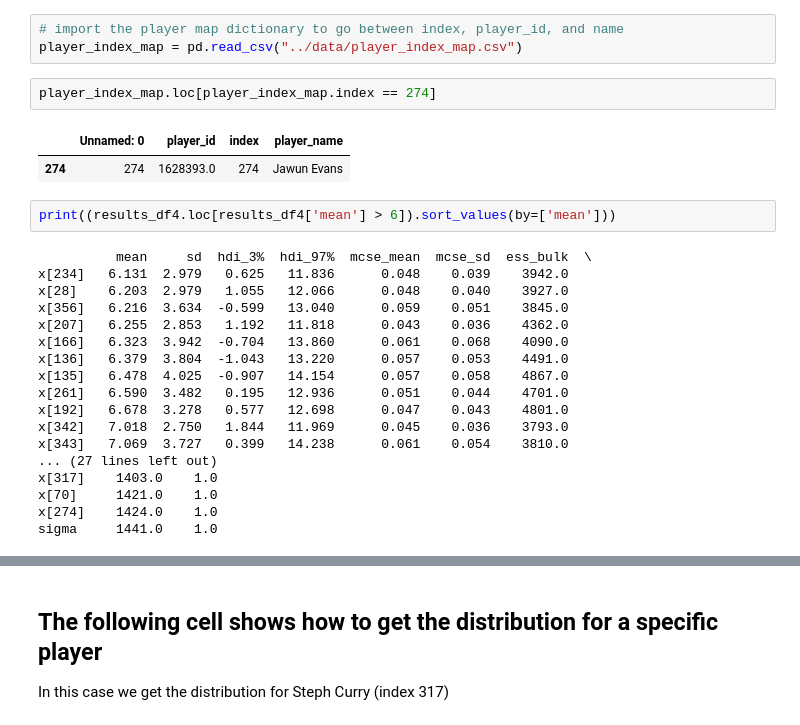
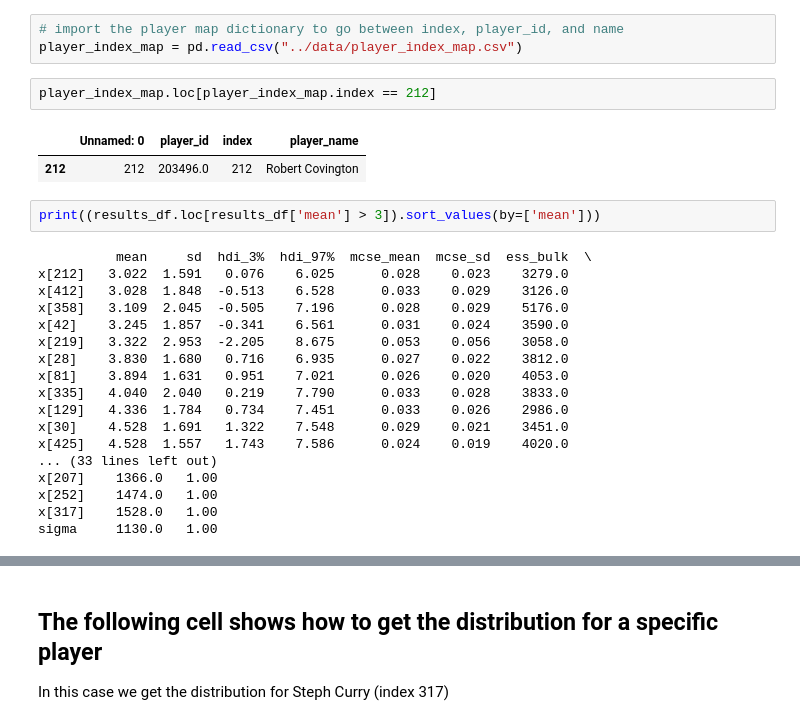
Before and after one commit to coly1119/NBA-Project, a Jupyter notebook: src/bayesian_regression_3.ipynb, the cells around one changed output, grey strips where cells are left out. Cells and saved outputs as stored; diff of their text form.

```diff
--- a/src/bayesian_regression_3.ipynb
+++ b/src/bayesian_regression_3.ipynb
@@ -177,27 +226,27 @@ with model3:
 # import the player map dictionary to go between index, player_id, and name
 player_index_map = pd.read_csv("../data/player_index_map.csv")
 # %%
-player_index_map.loc[player_index_map.index == 274]
+player_index_map.loc[player_index_map.index == 212]
 # %% [output]
 |  | Unnamed: 0 | player_id | index | player_name |
-| 274 | 274 | 1628393.0 | 274 | Jawun Evans |
+| 212 | 212 | 203496.0 | 212 | Robert Covington |
 # %%
-print((results_df4.loc[results_df4['mean'] > 6]).sort_values(by=['mean']))
+print((results_df.loc[results_df['mean'] > 3]).sort_values(by=['mean']))
 # %% [output]
           mean     sd  hdi_3%  hdi_97%  mcse_mean  mcse_sd  ess_bulk  \
-x[234]   6.131  2.979   0.625   11.836      0.048    0.039    3942.0
-x[28]    6.203  2.979   1.055   12.066      0.048    0.040    3927.0
-x[356]   6.216  3.634  -0.599   13.040      0.059    0.051    3845.0
-x[207]   6.255  2.853   1.192   11.818      0.043    0.036    4362.0
-x[166]   6.323  3.942  -0.704   13.860      0.061    0.068    4090.0
-x[136]   6.379  3.804  -1.043   13.220      0.057    0.053    4491.0
-x[135]   6.478  4.025  -0.907   14.154      0.057    0.058    4867.0
-x[261]   6.590  3.482   0.195   12.936      0.051    0.044    4701.0
-x[192]   6.678  3.278   0.577   12.698      0.047    0.043    4801.0
-x[342]   7.018  2.750   1.844   11.969      0.045    0.036    3793.0
-x[343]   7.069  3.727   0.399   14.238      0.061    0.054    3810.0
-... (27 lines left out)
-x[317]    1403.0    1.0
-x[70]     1421.0    1.0
-x[274]    1424.0    1.0
-sigma     1441.0    1.0
+x[212]   3.022  1.591   0.076    6.025      0.028    0.023    3279.0
+x[412]   3.028  1.848  -0.513    6.528      0.033    0.029    3126.0
+x[358]   3.109  2.045  -0.505    7.196      0.028    0.029    5176.0
+x[42]    3.245  1.857  -0.341    6.561      0.031    0.024    3590.0
+x[219]   3.322  2.953  -2.205    8.675      0.053    0.056    3058.0
+x[28]    3.830  1.680   0.716    6.935      0.027    0.022    3812.0
+x[81]    3.894  1.631   0.951    7.021      0.026    0.020    4053.0
+x[335]   4.040  2.040   0.219    7.790      0.033    0.028    3833.0
+x[129]   4.336  1.784   0.734    7.451      0.033    0.026    2986.0
+x[30]    4.528  1.691   1.322    7.548      0.029    0.021    3451.0
+x[425]   4.528  1.557   1.743    7.586      0.024    0.019    4020.0
+... (33 lines left out)
+x[207]    1366.0   1.00
+x[252]    1474.0   1.00
+x[317]    1528.0   1.00
+sigma     1130.0   1.00
```
Also changed, not shown: parts of 21 cells of this notebook.
